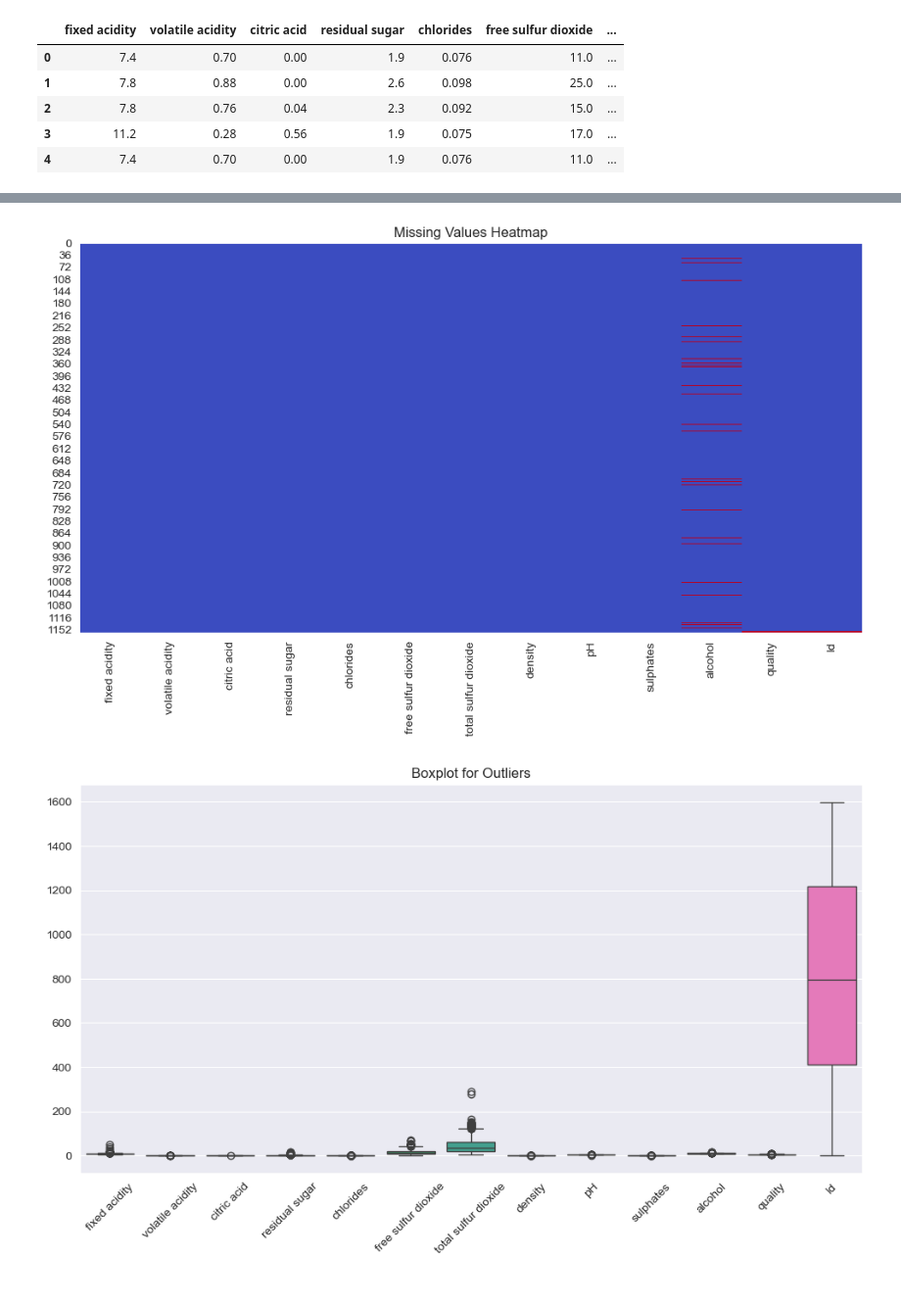
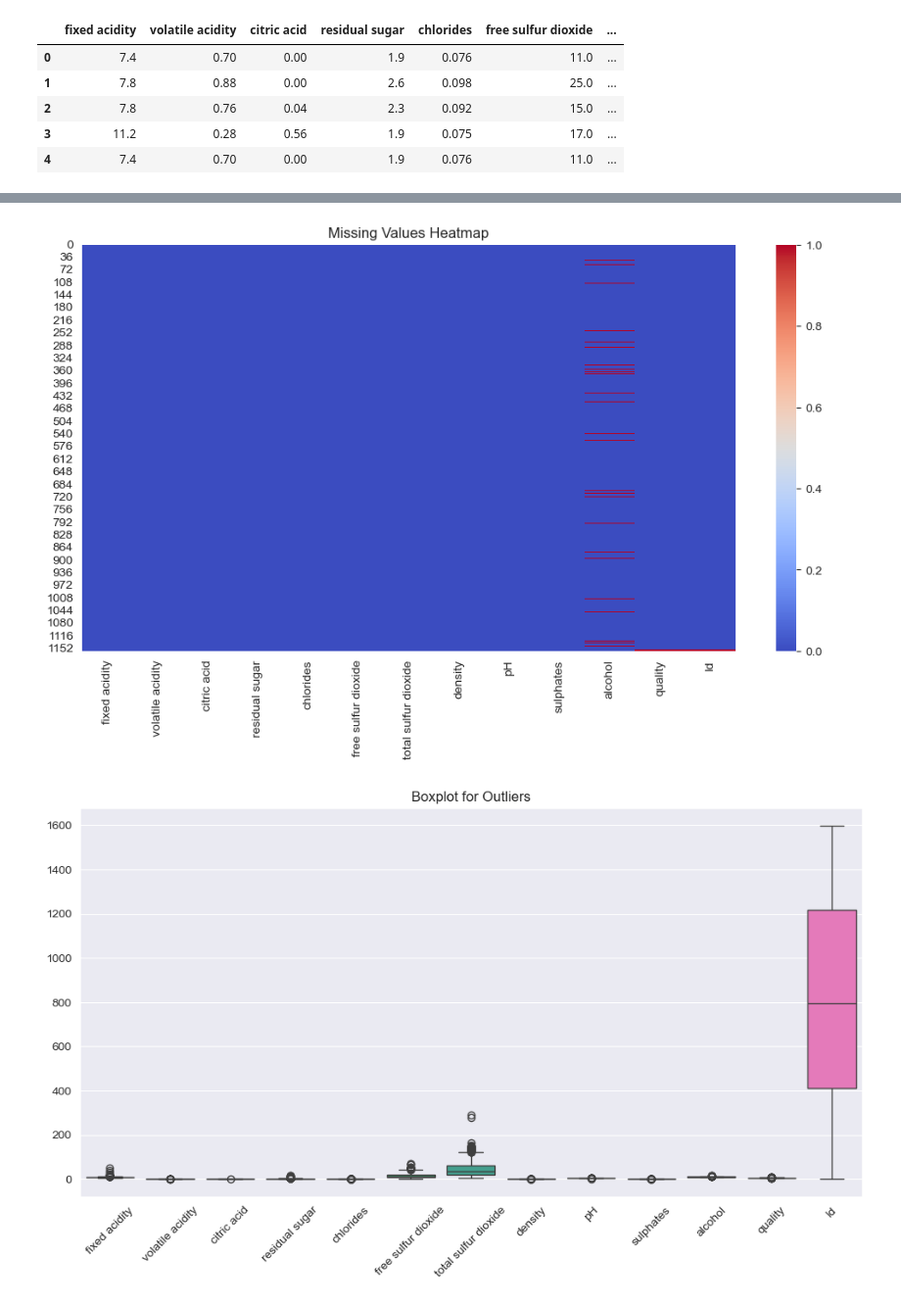
Before and after one commit to nazar-khimin/data-test-tasks, a Jupyter notebook: notebooks/data_quality_checks.ipynb, the cells around one changed output, grey strips where cells are left out. Shown at 98% size. Drawn from its saved outputs; the diff is of its cells as text; code cells hidden in the pictures.

Commit message:
added color scale legend

```diff
--- a/notebooks/data_quality_checks.ipynb
+++ b/notebooks/data_quality_checks.ipynb
@@ -47,10 +47,10 @@ quality                  22
 dtype: int64
 # %%
 plt.figure(figsize=(12, 6))
-sns.heatmap(df.isnull(), cbar=False, cmap='coolwarm').set_title('Missing Values Heatmap')
+sns.heatmap(df.isnull(), cbar=True, cmap='coolwarm').set_title('Missing Values Heatmap')
 plt.show()
 # %% [output]
-[figure, old version]
+[figure, new version]
 # %%
 plt.figure(figsize=(12, 6))
 sns.boxplot(data=df.select_dtypes(include=[np.number])).set_title('Boxplot for Outliers')
```
